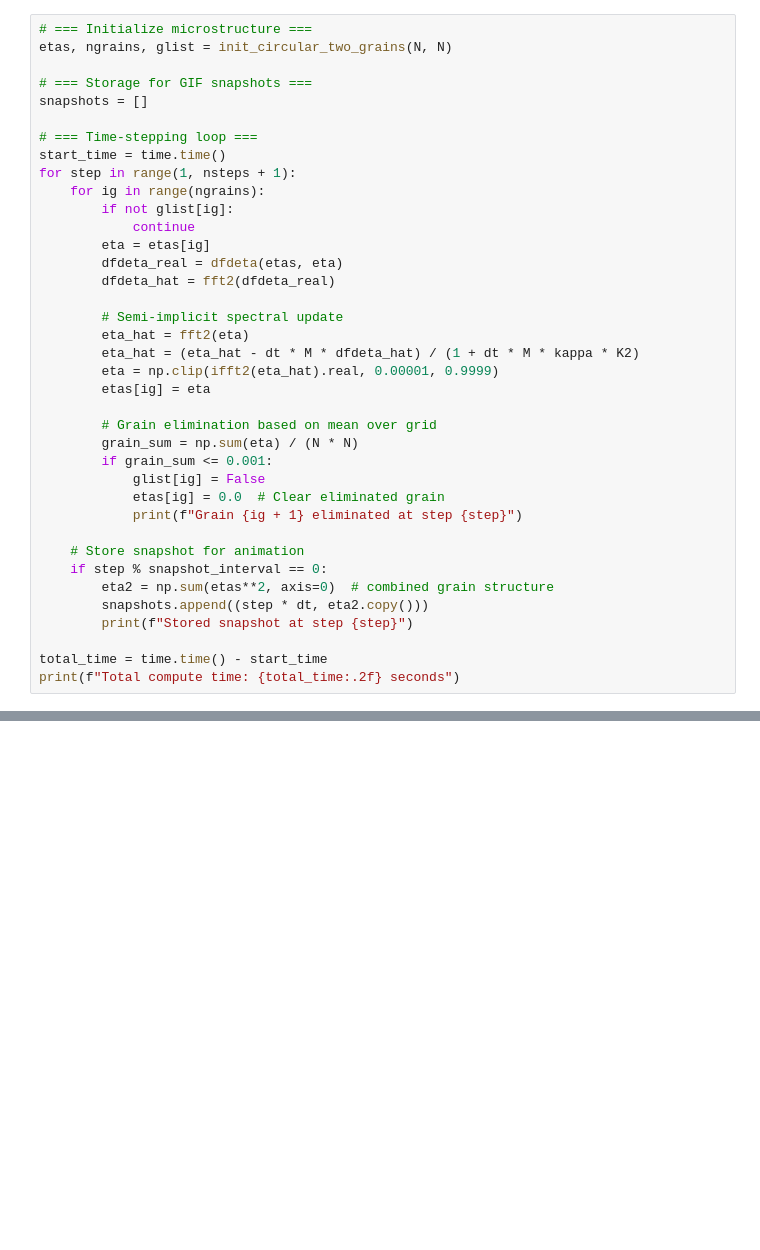
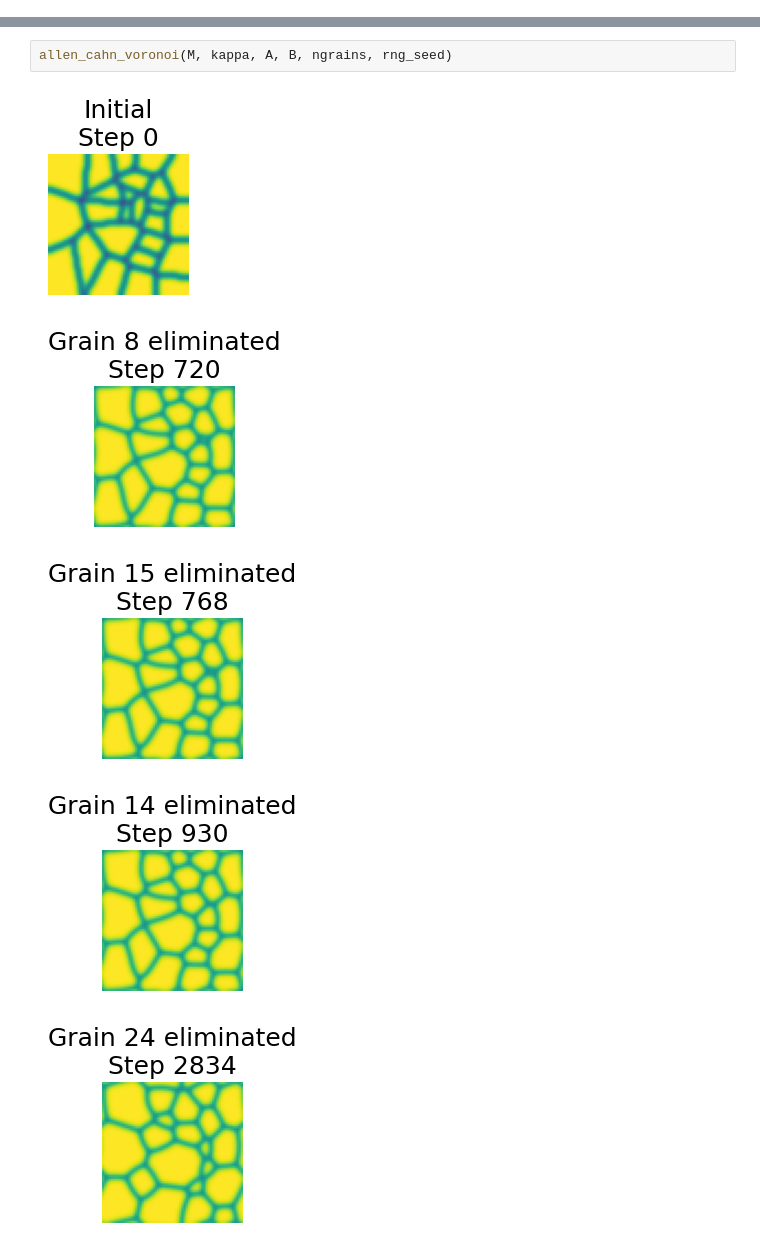
Before and after one commit to pyracetamol/tmms_2025, a Jupyter notebook: allen-cahn.ipynb, the cells around one changed output, grey strips where cells are left out. Saved outputs shown, nothing was run; the diff lists cells and outputs as text; blank space fills up the shorter version.

```diff
--- a/allen-cahn.ipynb
+++ b/allen-cahn.ipynb
@@ -69,38 +109,0 @@ def init_circular_two_grains(Nx, Ny):
-# %%
-# === Initialize microstructure ===
-etas, ngrains, glist = init_circular_two_grains(N, N)
-
-# === Storage for GIF snapshots ===
-snapshots = []
-
-# === Time-stepping loop ===
-start_time = time.time()
-for step in range(1, nsteps + 1):
-    for ig in range(ngrains):
-        if not glist[ig]:
-            continue
-        eta = etas[ig]
-        dfdeta_real = dfdeta(etas, eta)
-        dfdeta_hat = fft2(dfdeta_real)
-
-        # Semi-implicit spectral update
-        eta_hat = fft2(eta)
-        eta_hat = (eta_hat - dt * M * dfdeta_hat) / (1 + dt * M * kappa * K2)
-        eta = np.clip(ifft2(eta_hat).real, 0.00001, 0.9999)
-        etas[ig] = eta
-
-        # Grain elimination based on mean over grid
-        grain_sum = np.sum(eta) / (N * N)
-        if grain_sum <= 0.001:
-            glist[ig] = False
-            etas[ig] = 0.0  # Clear eliminated grain
-            print(f"Grain {ig + 1} eliminated at step {step}")
-
-    # Store snapshot for animation
-    if step % snapshot_interval == 0:
-        eta2 = np.sum(etas**2, axis=0)  # combined grain structure
-        snapshots.append((step * dt, eta2.copy()))
-        print(f"Stored snapshot at step {step}")
-
-total_time = time.time() - start_time
-print(f"Total compute time: {total_time:.2f} seconds")
@@ -106,0 +299,8 @@ print(f"Total compute time: {total_time:.2f} seconds")
+# %%
+allen_cahn_voronoi(M, kappa, A, B, ngrains, rng_seed)
+# %% [output]
+[figure, added]
+[figure, added]
+[figure, added]
+[figure, added]
+[figure, added]
```
Also changed, not shown: parts of 27 cells of this notebook.
